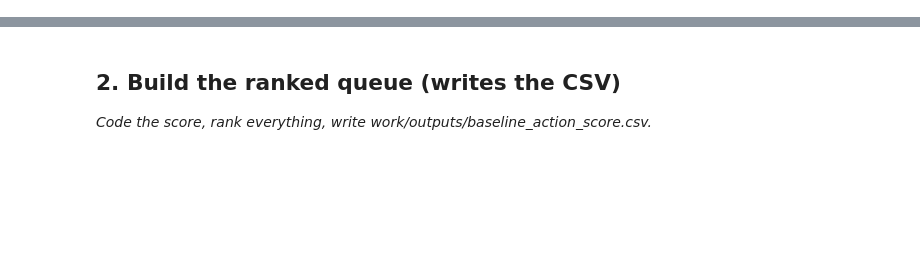
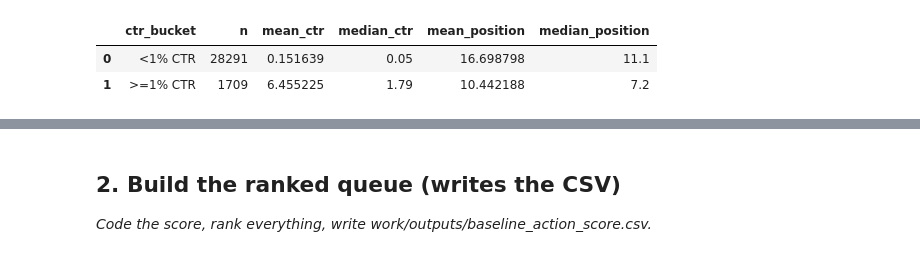
Before and after one commit to subikshasrig/FlyrankMLInternship, a Jupyter notebook: work/notebooks/w04_baseline_score.ipynb, the cells around one changed output, grey strips where cells are left out. Saved outputs shown, nothing was run; the diff lists cells and outputs as text; code cells hidden in the pictures; blank space fills up the shorter version.

```diff
--- a/work/notebooks/w04_baseline_score.ipynb
+++ b/work/notebooks/w04_baseline_score.ipynb
@@ -15,0 +21,96 @@ This skeleton is yours to fill. Work the sections **in order** — each one has
+# %%
+# This cell is for CODE (numbers, a query, a check).
+# Write your text answer in the cell ABOVE this one — typing sentences here breaks Run All.
+import pandas as pd
+from pathlib import Path
+
+DATA_PATH = Path("data/raw/content_refresh_anonymized.csv")
+
+df = pd.read_csv(DATA_PATH)
+
+required_cols = [
+    "days_since_last_update",
+    "ctr",
+    "avg_position",
+    "impressions_90d"
+]
+
+missing = [
+    col for col in required_cols
+    if col not in df.columns
+]
+
+if missing:
+    raise ValueError(f"Missing required columns: {missing}")
+
+staleness_check = df.copy()
+
+staleness_check["staleness_bucket"] = (
+    staleness_check["days_since_last_update"]
+    >= 180
+)
+
+staleness_table = (
+    staleness_check
+    .groupby("staleness_bucket")
+    .agg(
+        n=("ctr", "size"),
+        mean_ctr=("ctr", "mean"),
+        median_ctr=("ctr", "median"),
+        mean_impressions_90d=("impressions_90d", "mean")
+    )
+    .reset_index()
+)
+
+staleness_table["staleness_bucket"] = (
+    staleness_table["staleness_bucket"]
+    .map({
+        True: "180+ days since update",
+        False: "<180 days since update"
+    })
+)
+
+print("=" * 70)
+print("SIGNAL CHECK 1 — STALENESS")
+print("=" * 70)
+
+display(staleness_table)
+
+print("Verdict: OPPOSITE")
+
+ctr_position_check = df.copy()
+
+ctr_position_check["ctr_bucket"] = (
+    ctr_position_check["ctr"] >= 1.0
+)
+
+ctr_position_table = (
+    ctr_position_check
+    .groupby("ctr_bucket")
+    .agg(
+        n=("ctr", "size"),
+        mean_ctr=("ctr", "mean"),
+        median_ctr=("ctr", "median"),
+        mean_position=("avg_position", "mean"),
+        median_position=("avg_position", "median")
+    )
+    .reset_index()
+)
+
+ctr_position_table["ctr_bucket"] = (
+    ctr_position_table["ctr_bucket"]
+    .map({
+        False: "<1% CTR",
+        True: ">=1% CTR"
+    })
+)
+
+print()
+print("=" * 70)
+print("SIGNAL CHECK 2 — CTR VS POSITION")
+print("=" * 70)
+
+display(ctr_position_table)
+
+print("Verdict: CONFIRMED")
+# %% [output]
@@ -15,0 +128,3 @@ This skeleton is yours to fill. Work the sections **in order** — each one has
+|  | ctr_bucket | n | mean_ctr | median_ctr | mean_position | median_position |
+| 0 | <1% CTR | 28291 | 0.151639 | 0.05 | 16.698798 | 11.1 |
+| 1 | >=1% CTR | 1709 | 6.455225 | 1.79 | 10.442188 | 7.2 |
```
Also changed, not shown: parts of 19 cells of this notebook.
